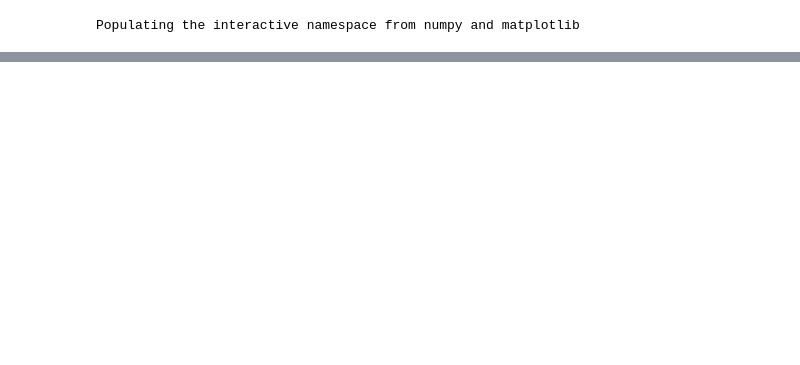
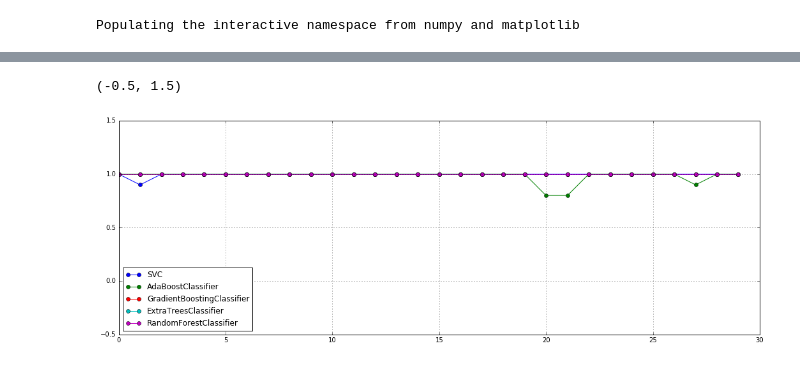
Before and after one commit to rorysroes/SGX-Full-OrderBook-Tick-Data-Trading-Strategy, a Jupyter notebook: Model_Selection.ipynb, the cells around one changed output, grey strips where cells are left out. Drawn from its saved outputs; the diff is of its cells as text; code cells hidden in the pictures; blank space fills up the shorter version.

```diff
--- a/Model_Selection.ipynb
+++ b/Model_Selection.ipynb
@@ -276,0 +257,11 @@ RandomForestClassifier
+# %%
+plt.figure(figsize = (18,6))
+color = []
+for key in pip.keys:
+    plot(np.array(pip.acc_day[key])[0],'-o',label = key,lw = 1,markersize = 6)
+    plt.legend(loc=0)
+    plt.grid()
+plt.ylim(-0.5,1.5)
+# %% [output]
+(-0.5, 1.5)
+[figure, added]
```
Also changed, not shown: parts of 16 cells of this notebook.
